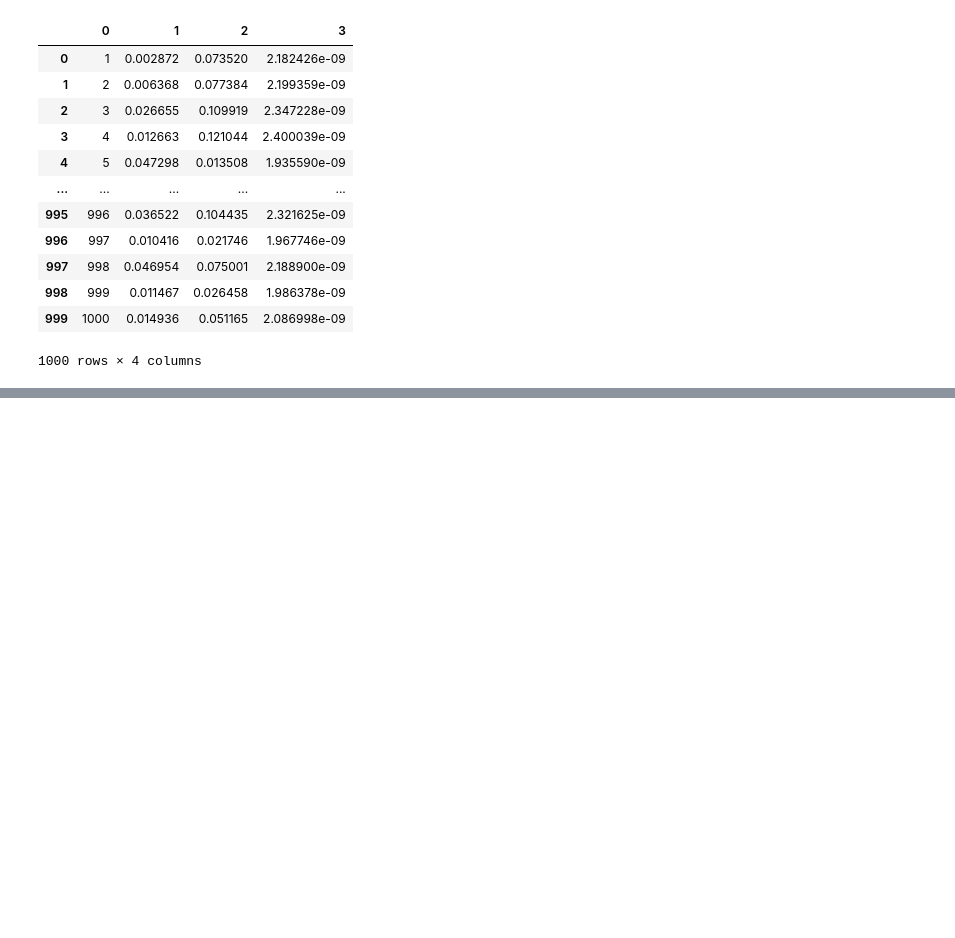
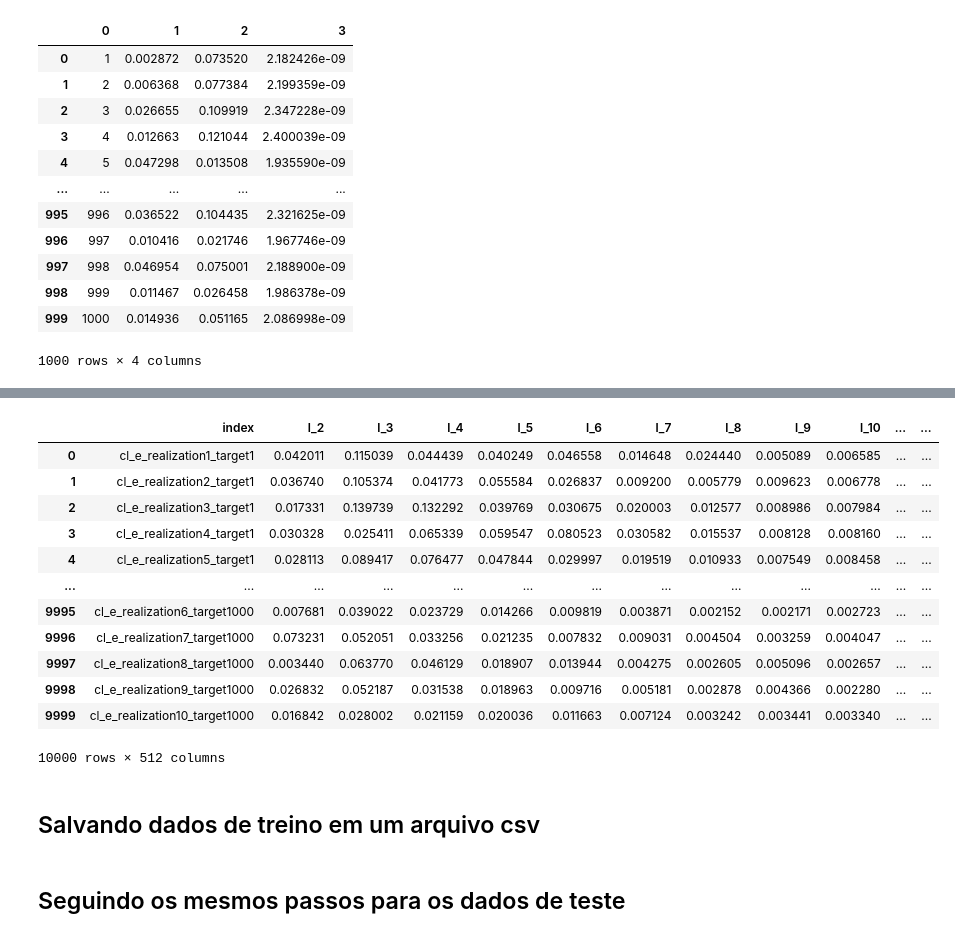
Before and after one commit to RenatodaCostaSantos/capacitacao, a Jupyter notebook: aeroespacial/notebooks/0_agrega_dados.ipynb, the cells around one changed output, grey strips where cells are left out. Saved outputs shown, nothing was run; the diff lists cells and outputs as text; code cells hidden in the pictures; blank space fills up the shorter version.

```diff
--- a/aeroespacial/notebooks/basic_processing.ipynb
+++ b/aeroespacial/notebooks/0_agrega_dados.ipynb
@@ -498,0 +483,18 @@ df_e_avg_transposed.head()
+# %%
+final_e
+# %% [output]
+|  | index | l_2 | l_3 | l_4 | l_5 | l_6 | l_7 | l_8 | l_9 | l_10 | ... | ... |
+| 0 | cl_e_realization1_target1 | 0.042011 | 0.115039 | 0.044439 | 0.040249 | 0.046558 | 0.014648 | 0.024440 | 0.005089 | 0.006585 | ... | ... |
+| 1 | cl_e_realization2_target1 | 0.036740 | 0.105374 | 0.041773 | 0.055584 | 0.026837 | 0.009200 | 0.005779 | 0.009623 | 0.006778 | ... | ... |
+| 2 | cl_e_realization3_target1 | 0.017331 | 0.139739 | 0.132292 | 0.039769 | 0.030675 | 0.020003 | 0.012577 | 0.008986 | 0.007984 | ... | ... |
+| 3 | cl_e_realization4_target1 | 0.030328 | 0.025411 | 0.065339 | 0.059547 | 0.080523 | 0.030582 | 0.015537 | 0.008128 | 0.008160 | ... | ... |
+| 4 | cl_e_realization5_target1 | 0.028113 | 0.089417 | 0.076477 | 0.047844 | 0.029997 | 0.019519 | 0.010933 | 0.007549 | 0.008458 | ... | ... |
+| ... | ... | ... | ... | ... | ... | ... | ... | ... | ... | ... | ... | ... |
+| 9995 | cl_e_realization6_target1000 | 0.007681 | 0.039022 | 0.023729 | 0.014266 | 0.009819 | 0.003871 | 0.002152 | 0.002171 | 0.002723 | ... | ... |
+| 9996 | cl_e_realization7_target1000 | 0.073231 | 0.052051 | 0.033256 | 0.021235 | 0.007832 | 0.009031 | 0.004504 | 0.003259 | 0.004047 | ... | ... |
+| 9997 | cl_e_realization8_target1000 | 0.003440 | 0.063770 | 0.046129 | 0.018907 | 0.013944 | 0.004275 | 0.002605 | 0.005096 | 0.002657 | ... | ... |
+| 9998 | cl_e_realization9_target1000 | 0.026832 | 0.052187 | 0.031538 | 0.018963 | 0.009716 | 0.005181 | 0.002878 | 0.004366 | 0.002280 | ... | ... |
+| 9999 | cl_e_realization10_target1000 | 0.016842 | 0.028002 | 0.021159 | 0.020036 | 0.011663 | 0.007124 | 0.003242 | 0.003441 | 0.003340 | ... | ... |
+10000 rows × 512 columns
+# %% [markdown]
+## Salvando dados de treino em um arquivo csv
@@ -498,0 +504,2 @@ df_e_avg_transposed.head()
+# %% [markdown]
+## Seguindo os mesmos passos para os dados de teste
```
Also changed, not shown: parts of 53 cells of this notebook, 4 other files.
